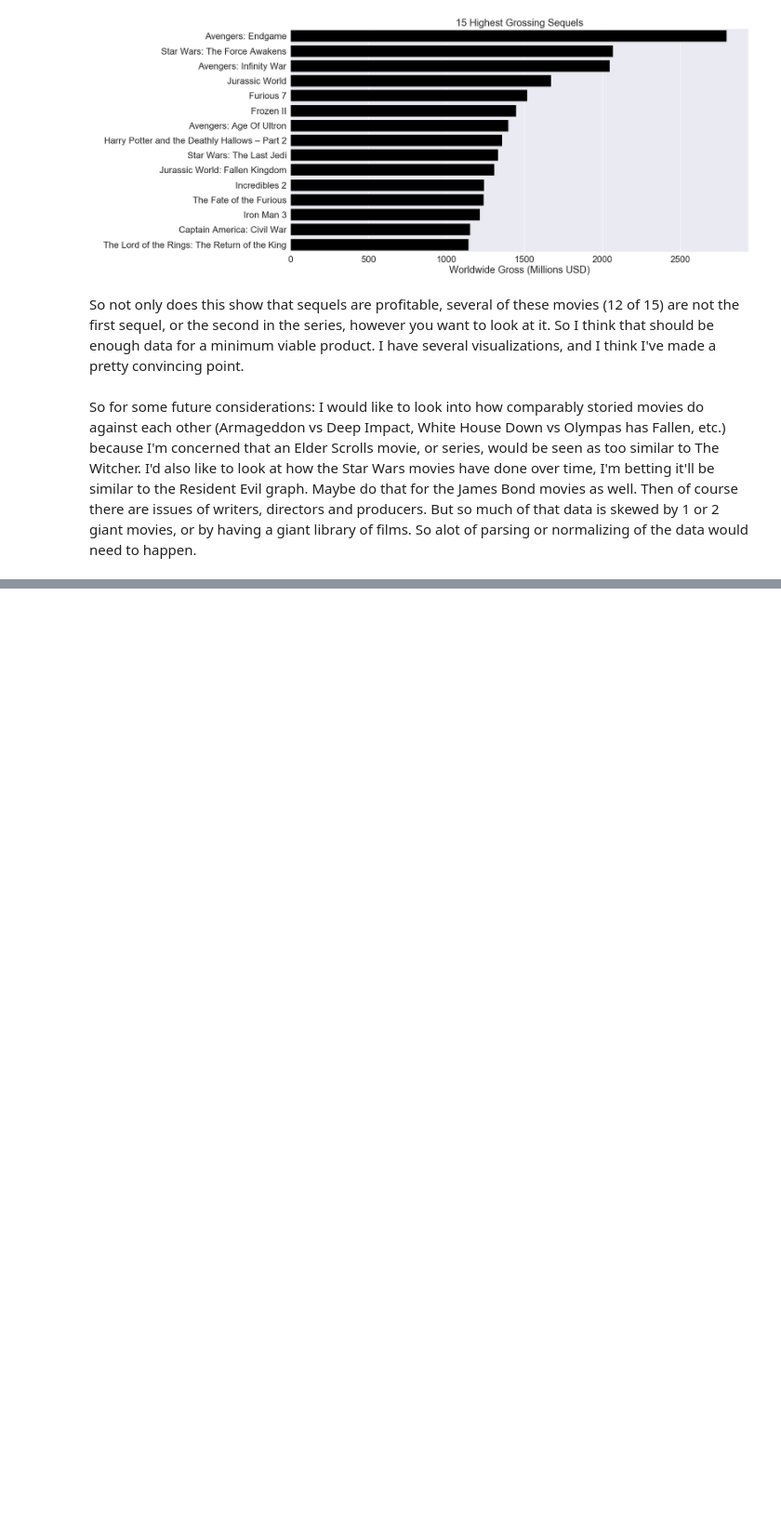
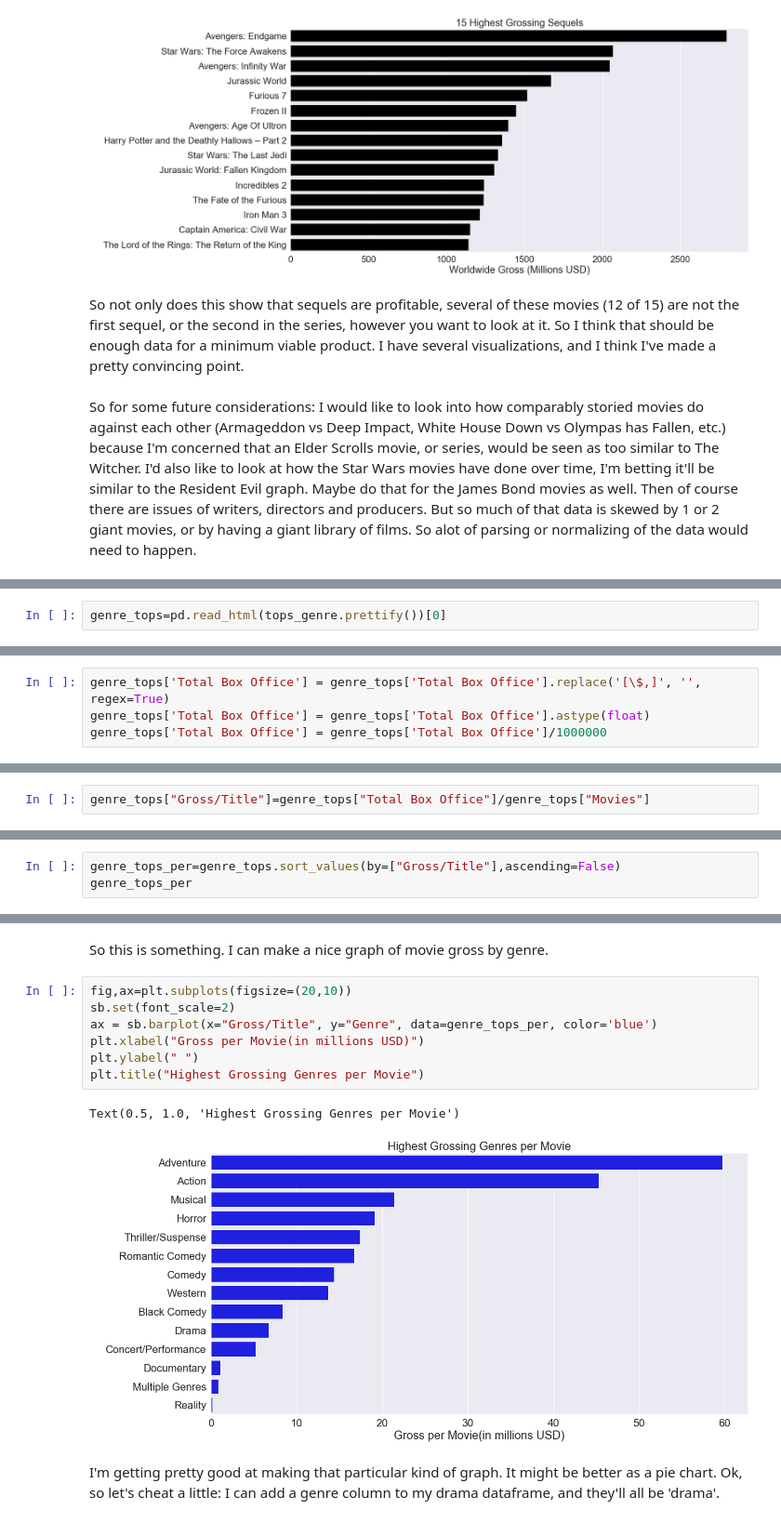
Before and after one commit to djournic/Movie_data_analysis_1, a Jupyter notebook: Phase 1 Project Code.ipynb, the cells around one changed output, grey strips where cells are left out. Shown at 93% size. Cells and saved outputs as stored; diff of their text form; blank space fills up the shorter version.

```diff
--- a/Phase 1 Project Code.ipynb
+++ b/Phase 1 Project Code.ipynb
@@ -1423,0 +1473,2 @@ Then of course there are issues of writers, directors and producers. But so much
+# %%
+genre_tops=pd.read_html(tops_genre.prettify())[0]
@@ -1423,0 +1663,4 @@ Then of course there are issues of writers, directors and producers. But so much
+# %%
+genre_tops['Total Box Office'] = genre_tops['Total Box Office'].replace('[\$,]', '', regex=True)
+genre_tops['Total Box Office'] = genre_tops['Total Box Office'].astype(float)
+genre_tops['Total Box Office'] = genre_tops['Total Box Office']/1000000
@@ -1423,0 +1701,2 @@ Then of course there are issues of writers, directors and producers. But so much
+# %%
+genre_tops["Gross/Title"]=genre_tops["Total Box Office"]/genre_tops["Movies"]
@@ -1423,0 +1721,3 @@ Then of course there are issues of writers, directors and producers. But so much
+# %%
+genre_tops_per=genre_tops.sort_values(by=["Gross/Title"],ascending=False)
+genre_tops_per
@@ -1423,0 +1740,14 @@ Then of course there are issues of writers, directors and producers. But so much
+# %% [markdown]
+So this is something. I can make a nice graph of movie gross by genre.
+# %%
+fig,ax=plt.subplots(figsize=(20,10))
+sb.set(font_scale=2)
+ax = sb.barplot(x="Gross/Title", y="Genre", data=genre_tops_per, color='blue')
+plt.xlabel("Gross per Movie(in millions USD)")
+plt.ylabel(" ")
+plt.title("Highest Grossing Genres per Movie")
+# %% [output]
+Text(0.5, 1.0, 'Highest Grossing Genres per Movie')
+[figure, added]
+# %% [markdown]
+I'm getting pretty good at making that particular kind of graph. It might be better as a pie chart. Ok, so let's cheat a little: I can add a genre column to my drama dataframe, and they'll all be 'drama'.
```
Also changed, not shown: parts of 120 cells of this notebook, 1 other file.
